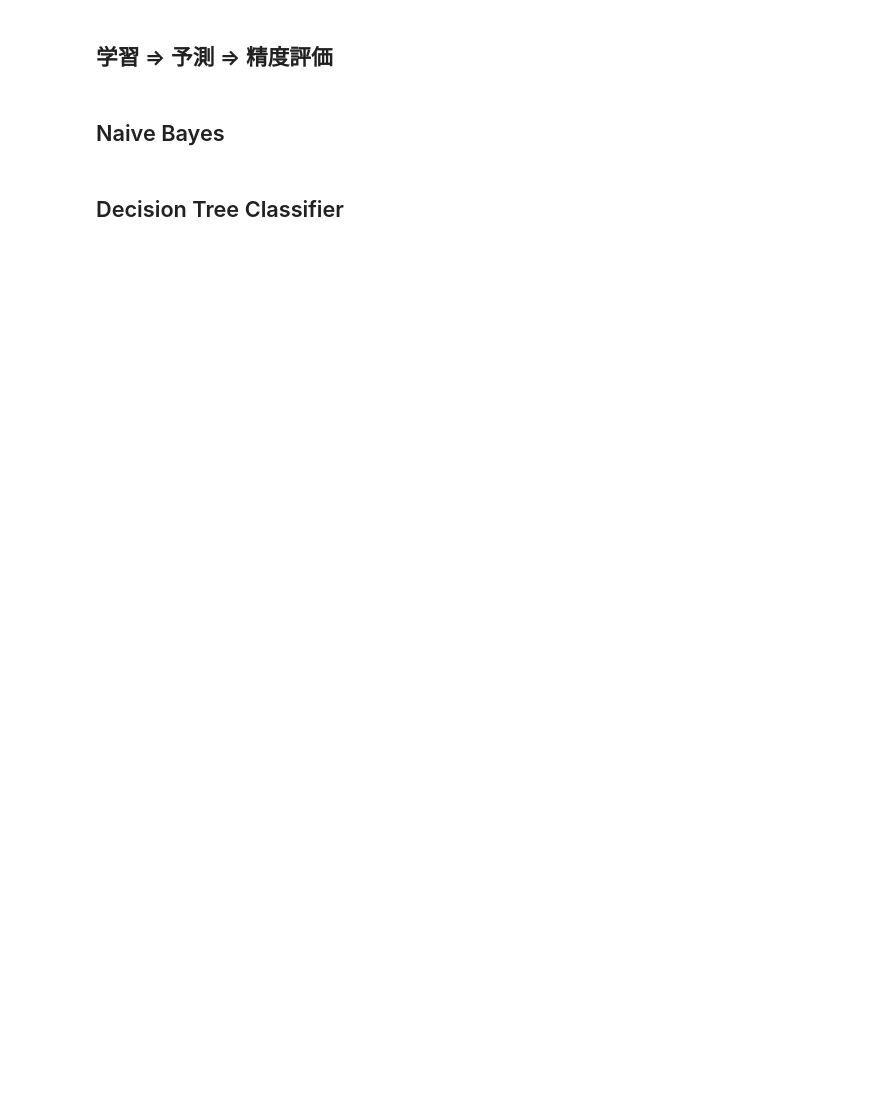
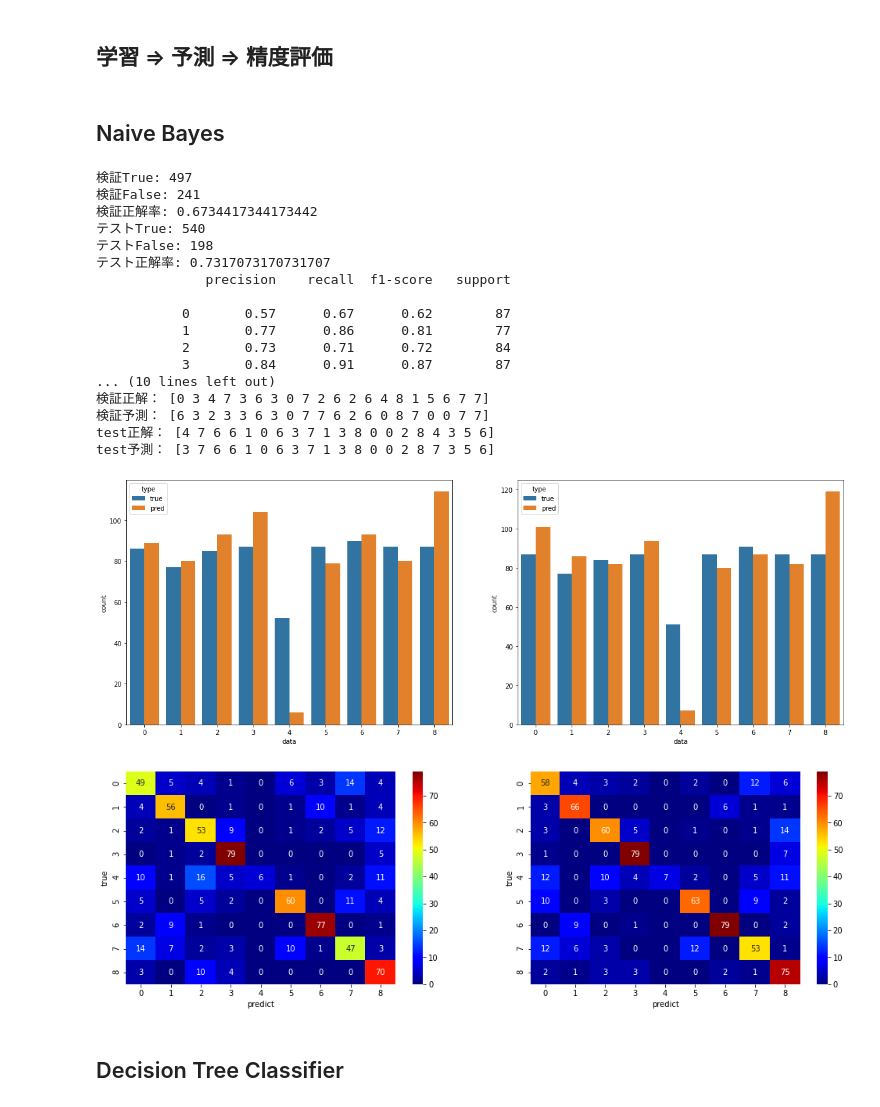
Before and after one commit to takeYY/ml-test-with-jupyter, a Jupyter notebook: livedoor_news_multi_classification.ipynb, the cells around one changed output. Drawn from its saved outputs; the diff is of its cells as text; code cells hidden in the pictures; blank space fills up the shorter version.

```diff
--- a/livedoor_news_multi_classification.ipynb
+++ b/livedoor_news_multi_classification.ipynb
@@ -110,4 +145,5 @@ def tokenize(text, target_pos=['名詞', '形容詞', '形容動詞', '動詞',
   return tokens
 # %%
 df['TITLE_WAKATI'] = df['TITLE'].map(lambda x: ' '.join(tokenize(x)))
+df['BODY_WAKATI'] = df['BODY'].map(lambda x: ' '.join(tokenize(x)))
 df.head()
@@ -173,8 +334,8 @@ def transform_w2v(text):
 # %%
 # 特徴ベクトルの作成
-X_train = torch.stack([transform_w2v(text) for text in train['TITLE_WAKATI']])
-X_valid = torch.stack([transform_w2v(text) for text in valid['TITLE_WAKATI']])
-X_test = torch.stack([transform_w2v(text) for text in test['TITLE_WAKATI']])
+X_train = torch.stack([transform_w2v(text) for text in train['BODY_WAKATI']])
+X_valid = torch.stack([transform_w2v(text) for text in valid['BODY_WAKATI']])
+X_test = torch.stack([transform_w2v(text) for text in test['BODY_WAKATI']])
 
 print(X_train.size())
 print(X_train)
@@ -213,31 +386,70 @@ def learn_pred_accuracy(clf, train_x, train_y, valid_x, valid_y, test_x, test_y)
   print('検証予測：', predict_vy[:20])
   print('test正解：', test_y[:20])
   print('test予測：', predict_y[:20])
+  # DF化
+  ## valid
+  pred_df = pd.DataFrame({'data': predict_vy, 'type': 'pred'})
+  true_df = pd.DataFrame({'data': valid_y, 'type': 'true'})
+  valid_df = pd.concat([true_df, pred_df]).reset_index(drop=True)
+  ## test
+  pred_df = pd.DataFrame({'data': predict_y, 'type': 'pred'})
+  true_df = pd.DataFrame({'data': test_y, 'type': 'true'})
+  test_df = pd.concat([true_df, pred_df]).reset_index(drop=True)
   # 予測データのヒストグラム
-  fig, (ax1, ax2) = plt.subplots(1, 2, figsize=(10, 5))
-  sns.countplot(x=predict_vy, ax=ax1)
-  sns.countplot(x=predict_y, ax=ax2)
+  fig, (ax1, ax2) = plt.subplots(1, 2, figsize=(20, 7))
+  sns.countplot(data=valid_df, x='data', hue='type', ax=ax1)
+  sns.countplot(data=test_df, x='data', hue='type', ax=ax2)
   # 混合行列
   fig, (ax1, ax2) = plt.subplots(1, 2, figsize=(17, 5))
   cm = confusion_matrix(valid_y, predict_vy)
-  sns.heatmap(cm, cmap='jet', annot=True, ax=ax1)
+  p1 = sns.heatmap(cm, cmap='jet', annot=True, ax=ax1)
+  p1.set(xlabel='predict', ylabel='true')
   cm = confusion_matrix(test_y, predict_y)
-  sns.heatmap(cm, cmap='jet', annot=True, ax=ax2)
+  p2 = sns.heatmap(cm, cmap='jet', annot=True, ax=ax2)
+  p2.set(xlabel='predict', ylabel='true')
 # %% [markdown]
 ## Naive Bayes
 # %%
 import numpy as np
 from sklearn.naive_bayes import MultinomialNB
 from sklearn.metrics import classification_report
 from sklearn import preprocessing
 
 clf = MultinomialNB(alpha=.01)
 mm = preprocessing.MinMaxScaler()
-X_train_mm = mm.fit_transform(X_train)
-X_valid_mm = mm.transform(X_valid)
-X_test_mm = mm.transform(X_test)
-mm = preprocessing.MinMaxScaler()
+try:
+  X_train_mm = mm.fit_transform(X_train)
+except:
+  X_train_mm = X_train
+try:
+  X_valid_mm = mm.transform(X_valid)
+except:
+  X_valid_mm = X_valid
+try:
+  X_test_mm = mm.transform(X_test)
+except:
+  X_test_mm = X_test
 learn_pred_accuracy(clf, X_train_mm, y_train, X_valid_mm, np.array(y_valid), X_test_mm, np.array(y_test))
+# %% [output]
+検証True: 497
+検証False: 241
+検証正解率: 0.6734417344173442
+テストTrue: 540
+テストFalse: 198
+テスト正解率: 0.7317073170731707
+              precision    recall  f1-score   support
+
+           0       0.57      0.67      0.62        87
+           1       0.77      0.86      0.81        77
+           2       0.73      0.71      0.72        84
+           3       0.84      0.91      0.87        87
+... (10 lines left out)
+検証正解： [0 3 4 7 3 6 3 0 7 2 6 2 6 4 8 1 5 6 7 7]
+検証予測： [6 3 2 3 3 6 3 0 7 7 6 2 6 0 8 7 0 0 7 7]
+test正解： [4 7 6 6 1 0 6 3 7 1 3 8 0 0 2 8 4 3 5 6]
+test予測： [3 7 6 6 1 0 6 3 7 1 3 8 0 0 2 8 7 3 5 6]
+[figure, added]
+[figure, added]
 # %% [markdown]
 ## Decision Tree Classifier
 # %%
```
Also changed, not shown: parts of 29 cells of this notebook.
